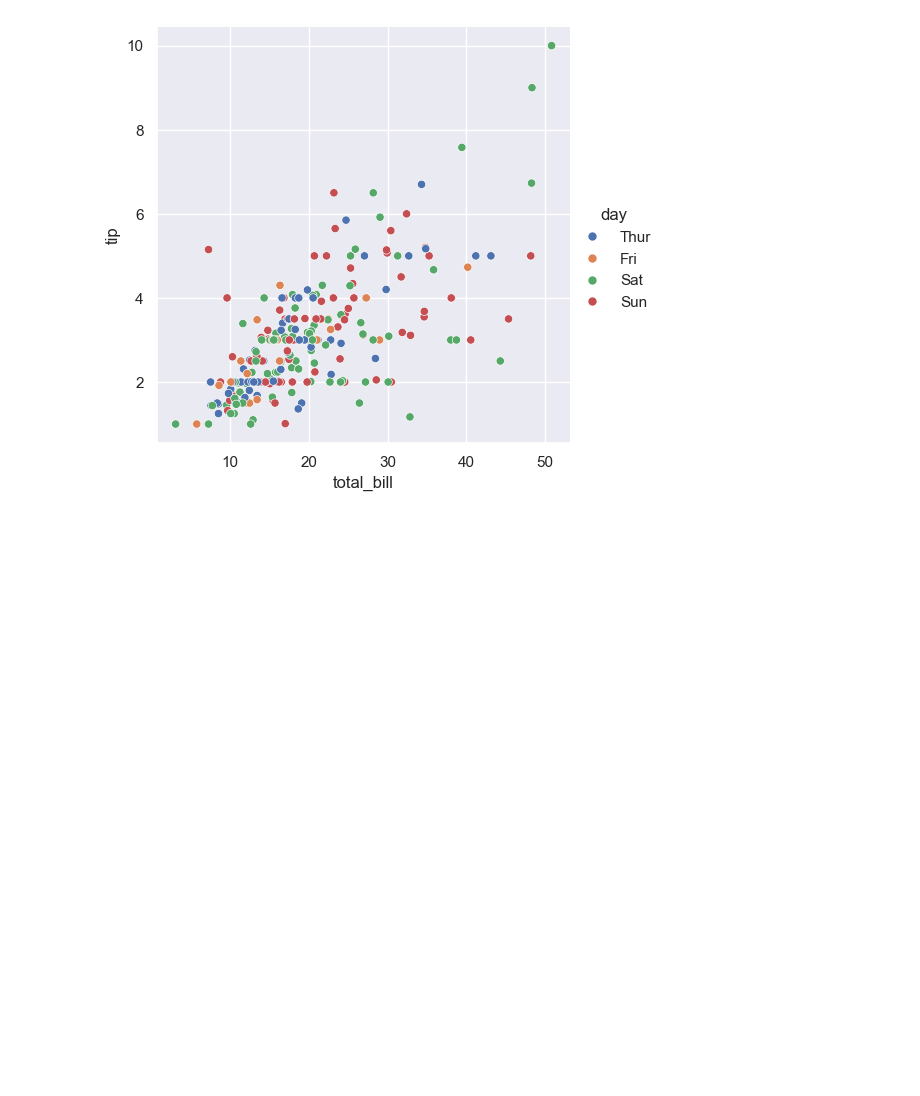
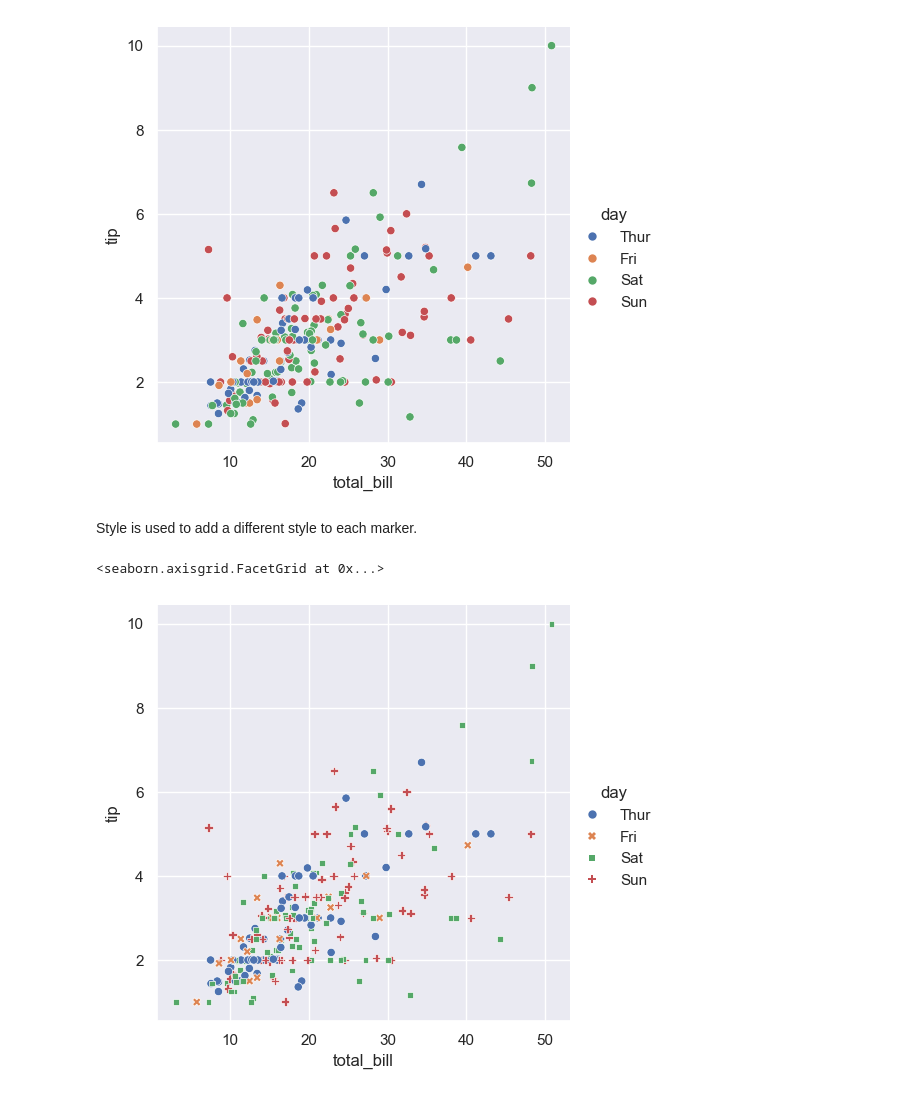
Before and after one commit to NatashaMoses/ML_Python_Libraries, a Jupyter notebook: seaborn/00_seaborn_basics.ipynb, the cells around one changed output. Saved outputs shown, nothing was run; the diff lists cells and outputs as text; code cells hidden in the pictures; blank space fills up the shorter version.

```diff
--- a/seaborn/00_seaborn_basics.ipynb
+++ b/seaborn/00_seaborn_basics.ipynb
@@ -36,12 +39,17 @@ sns.relplot(data=tips, x="total_bill", y="tip")
 The points are in 2D but a third dimension can be added by coloring the points according to a 3rd variable.
 Eg you can now see the points in reference to the day.
 # %%
-import seaborn as sns
-sns.set_theme()
-tips = sns.load_dataset("tips")
-
-# Create a visualization
 sns.relplot(data=tips, x="total_bill", y="tip", hue="day")
 # %% [output]
 <seaborn.axisgrid.FacetGrid at 0x...>
 [figure]
+# %% [markdown]
+Style is used to add a different style to each marker.
+# %%
+sns.relplot(
+    data=tips,
+    x="total_bill", y="tip", hue="day", style="day"
+)
+# %% [output]
+<seaborn.axisgrid.FacetGrid at 0x...>
+[figure, added]
```
Also changed, not shown: parts of 3 cells of this notebook.
